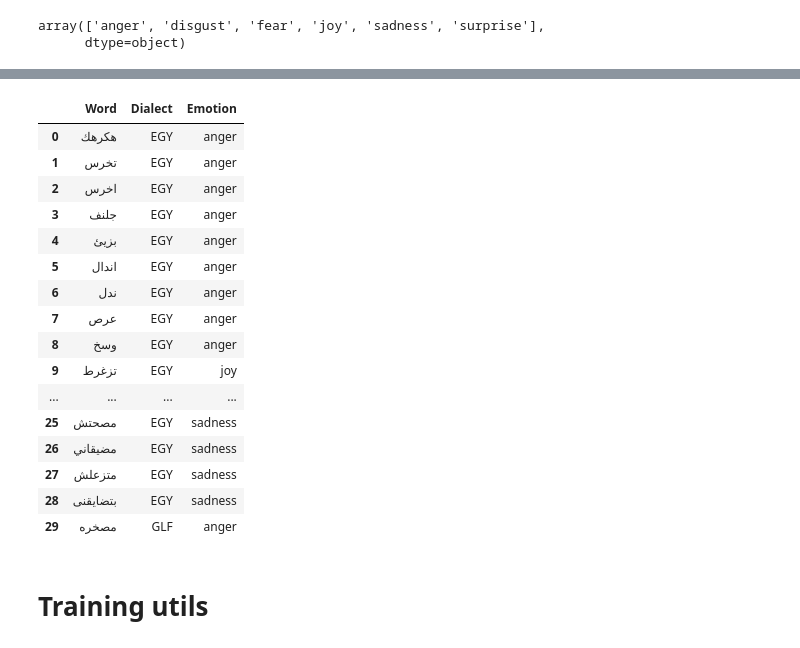
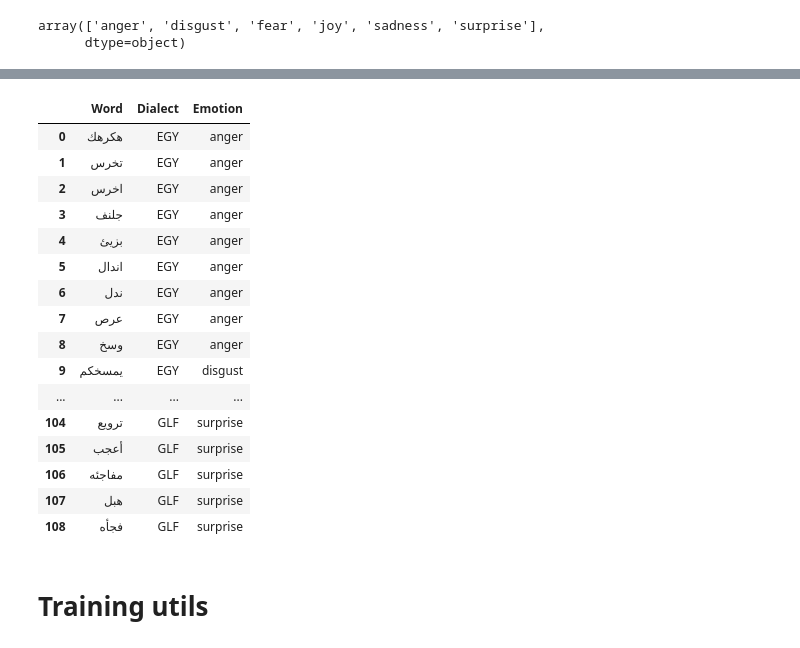
Before and after one commit to Hawzen/Emotion-Research, a Jupyter notebook: classify_emotions.ipynb, the cells around one changed output, grey strips where cells are left out. Drawn from its saved outputs; the diff is of its cells as text; code cells hidden in the pictures.

```diff
--- a/classify_emotions.ipynb
+++ b/classify_emotions.ipynb
@@ -45,41 +30,41 @@ array(['anger', 'disgust', 'fear', 'joy', 'sadness', 'surprise'],
 # %%
 # Add dialects
 lx = pd.DataFrame(columns=["Word", "Dialect", "Emotion"])
 for path in glob("dialect_lexicon/*"):
     with open(path, "r", encoding="utf8") as file:
         dialect, emotion = Path(path).stem.split("_")
         temp = pd.DataFrame(columns=["Word", "Dialect", "Emotion"])
         temp[["Word", "Dialect", "Emotion"]] = [[line.replace("\n", "") for line in file.readlines()], dialect, emotion]
         lx = pd.concat([lx, temp])
 
 # MSA
 emotions = {"anger", "joy", "sadness", "disgust", "surprise", "fear"}
 MSA = pd.DataFrame.from_dict(get_arabic_lexicon_data(), orient="index") \
     .T \
     .melt(value_vars=emotions, var_name="Emotion", value_name="Word") \
     .dropna()
 
 # Finish lx
 lx.reset_index(inplace=True, drop=True)
-lx.head(30)
+lx
 # %% [output]
 |  | Word | Dialect | Emotion |
 | 0 | هكرهك | EGY | anger |
 | 1 | تخرس | EGY | anger |
 | 2 | اخرس | EGY | anger |
 | 3 | جلنف | EGY | anger |
 | 4 | بزيئ | EGY | anger |
 | 5 | اندال | EGY | anger |
 | 6 | ندل | EGY | anger |
 | 7 | عرص | EGY | anger |
 | 8 | وسخ | EGY | anger |
-| 9 | تزغرط | EGY | joy |
+| 9 | يمسخكم | EGY | disgust |
 | ... | ... | ... | ... |
-| 25 | مصحتش | EGY | sadness |
-| 26 | مضيقاني | EGY | sadness |
-| 27 | متزعلش | EGY | sadness |
-| 28 | بتضايقنى | EGY | sadness |
-| 29 | مصخره | GLF | anger |
+| 104 | ترويع | GLF | surprise |
+| 105 | أعجب | GLF | surprise |
+| 106 | مفاجئه | GLF | surprise |
+| 107 | هبل | GLF | surprise |
+| 108 | فجأه | GLF | surprise |
 # %% [markdown]
 # Training utils
 # %%
```
Also changed, not shown: parts of 7 cells of this notebook.
